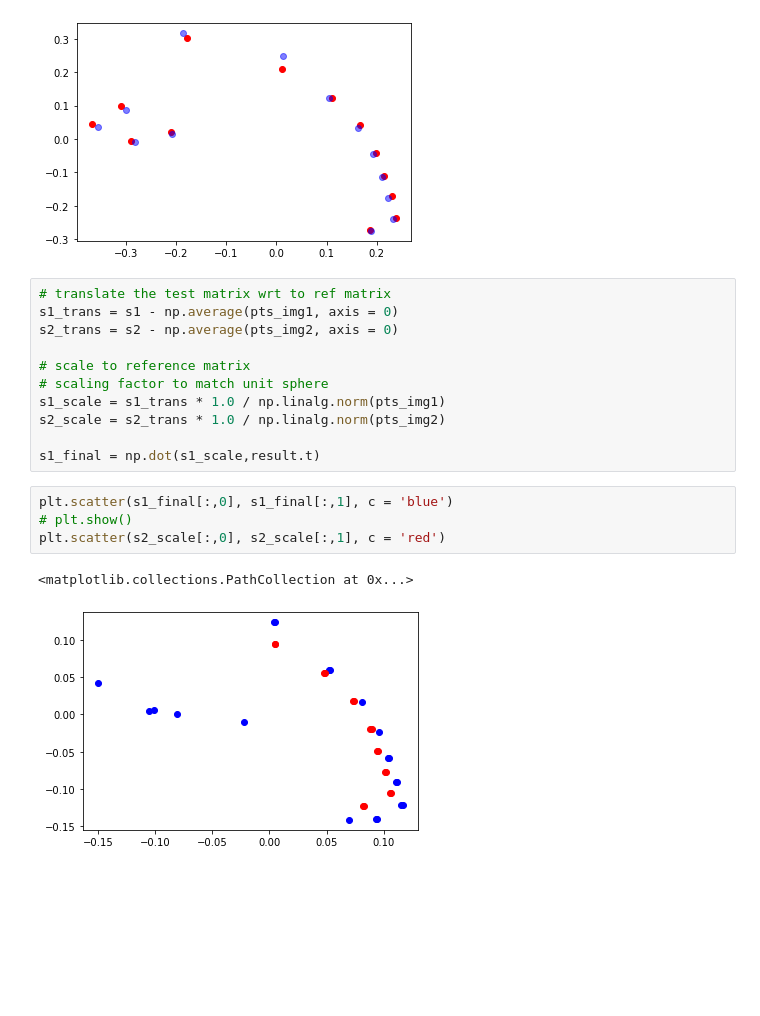
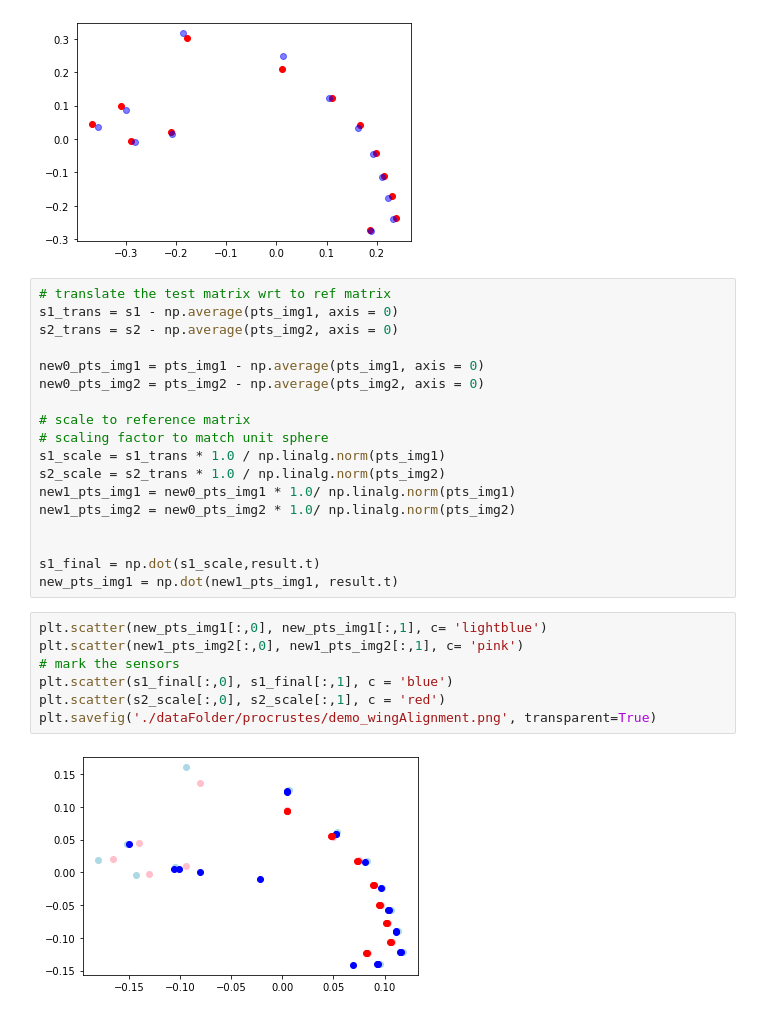
Before and after one commit to TanviDeora/CS_variation, a Jupyter notebook: theo_procrustes_ourData.ipynb, the cells around one changed output. Saved outputs shown, nothing was run; the diff lists cells and outputs as text; blank space fills up the shorter version.

```diff
--- a/theo_procrustes_ourData.ipynb
+++ b/theo_procrustes_ourData.ipynb
@@ -144,18 +141,27 @@ plt.scatter(transformed_mat[:,0], transformed_mat[:,1], c= 'blue', alpha = 0.5)
 s1_trans = s1 - np.average(pts_img1, axis = 0)
 s2_trans = s2 - np.average(pts_img2, axis = 0)
 
+new0_pts_img1 = pts_img1 - np.average(pts_img1, axis = 0)
+new0_pts_img2 = pts_img2 - np.average(pts_img2, axis = 0)
+
 # scale to reference matrix
 # scaling factor to match unit sphere
 s1_scale = s1_trans * 1.0 / np.linalg.norm(pts_img1)
 s2_scale = s2_trans * 1.0 / np.linalg.norm(pts_img2)
+new1_pts_img1 = new0_pts_img1 * 1.0/ np.linalg.norm(pts_img1)
+new1_pts_img2 = new0_pts_img2 * 1.0/ np.linalg.norm(pts_img2)
+
 
 s1_final = np.dot(s1_scale,result.t)
+new_pts_img1 = np.dot(new1_pts_img1, result.t)
 # %%
+plt.scatter(new_pts_img1[:,0], new_pts_img1[:,1], c= 'lightblue')
+plt.scatter(new1_pts_img2[:,0], new1_pts_img2[:,1], c= 'pink')
+# mark the sensors
 plt.scatter(s1_final[:,0], s1_final[:,1], c = 'blue')
-# plt.show()
 plt.scatter(s2_scale[:,0], s2_scale[:,1], c = 'red')
+plt.savefig('./dataFolder/procrustes/demo_wingAlignment.png', transparent=True)
 # %% [output]
-<matplotlib.collections.PathCollection at 0x...>
-[figure, old version]
+[figure, new version]
 # %%
 np.linalg.norm(s1_final), np.linalg.norm(s2_scale)
```
Also changed, not shown: parts of 2 cells of this notebook, 1 other file.
